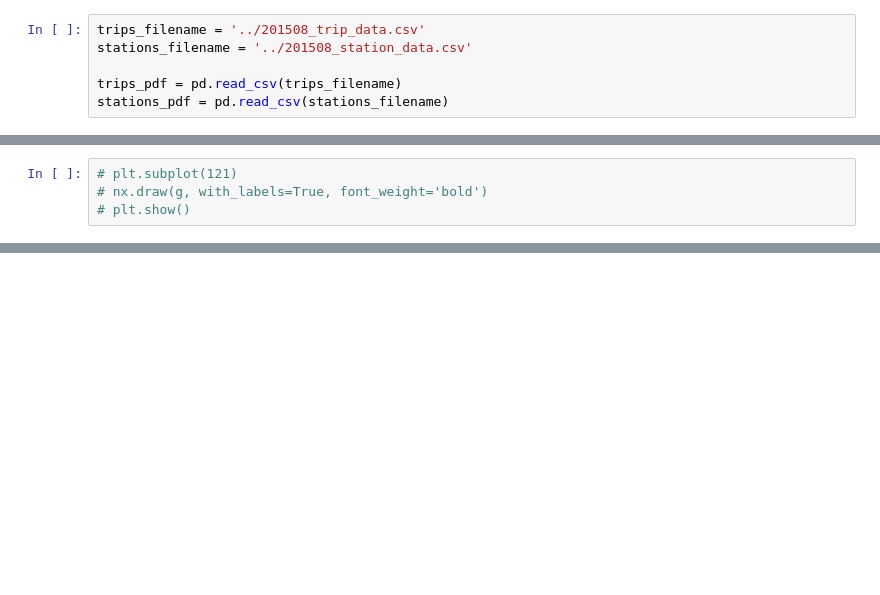
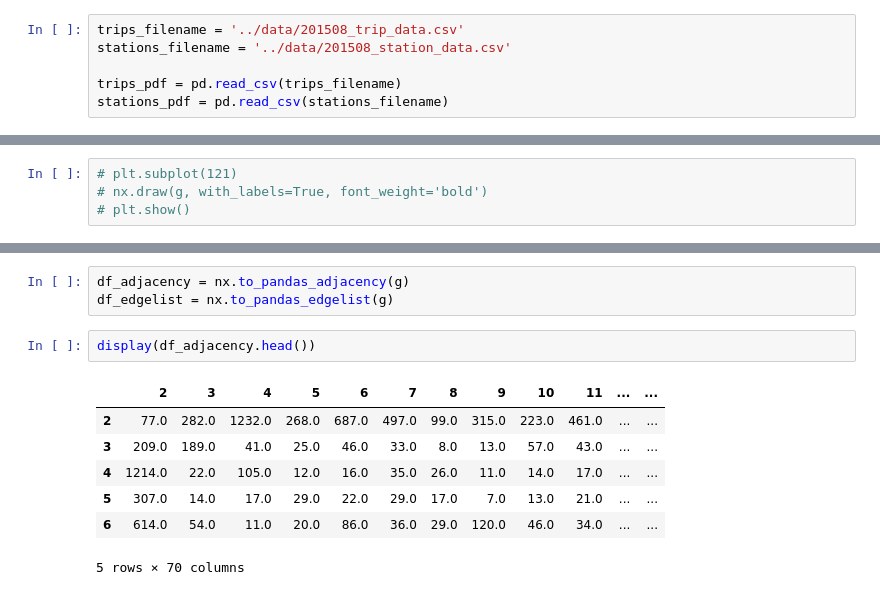
Before and after one commit to genimind/bikeshare-graph, a Jupyter notebook: networkx/bikeshare_networkx_example.ipynb, the cells around one changed output, grey strips where cells are left out. Saved outputs shown, nothing was run; the diff lists cells and outputs as text; blank space fills up the shorter version.

```diff
--- a/networkx/bikeshare_networkx_example.ipynb
+++ b/networkx/bikeshare_networkx_example.ipynb
@@ -2,8 +2,8 @@
 import pandas as pd
 import networkx as nx
 # %%
-trips_filename = '../201508_trip_data.csv'
-stations_filename = '../201508_station_data.csv'
+trips_filename = '../data/201508_trip_data.csv'
+stations_filename = '../data/201508_station_data.csv'
 
 trips_pdf = pd.read_csv(trips_filename)
 stations_pdf = pd.read_csv(stations_filename)
@@ -71,0 +187,13 @@ sorted(x, key=lambda x:x[1], reverse=True)
+# %%
+df_adjacency = nx.to_pandas_adjacency(g)
+df_edgelist = nx.to_pandas_edgelist(g)
+# %%
+display(df_adjacency.head())
+# %% [output]
+|  | 2 | 3 | 4 | 5 | 6 | 7 | 8 | 9 | 10 | 11 | ... | ... |
+| 2 | 77.0 | 282.0 | 1232.0 | 268.0 | 687.0 | 497.0 | 99.0 | 315.0 | 223.0 | 461.0 | ... | ... |
+| 3 | 209.0 | 189.0 | 41.0 | 25.0 | 46.0 | 33.0 | 8.0 | 13.0 | 57.0 | 43.0 | ... | ... |
+| 4 | 1214.0 | 22.0 | 105.0 | 12.0 | 16.0 | 35.0 | 26.0 | 11.0 | 14.0 | 17.0 | ... | ... |
+| 5 | 307.0 | 14.0 | 17.0 | 29.0 | 22.0 | 29.0 | 17.0 | 7.0 | 13.0 | 21.0 | ... | ... |
+| 6 | 614.0 | 54.0 | 11.0 | 20.0 | 86.0 | 36.0 | 29.0 | 120.0 | 46.0 | 34.0 | ... | ... |
+5 rows × 70 columns
```
Also changed, not shown: parts of 22 cells of this notebook, 3 other files.
